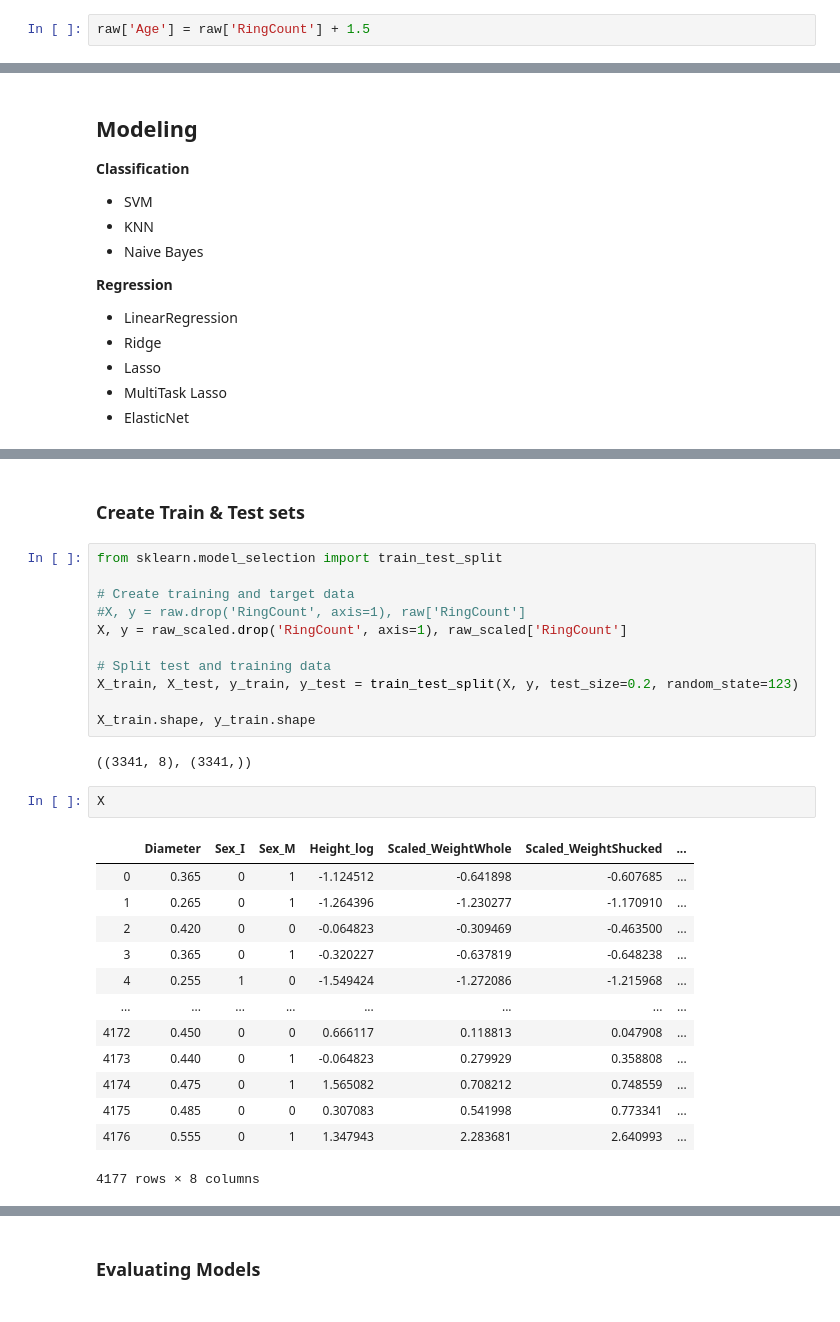
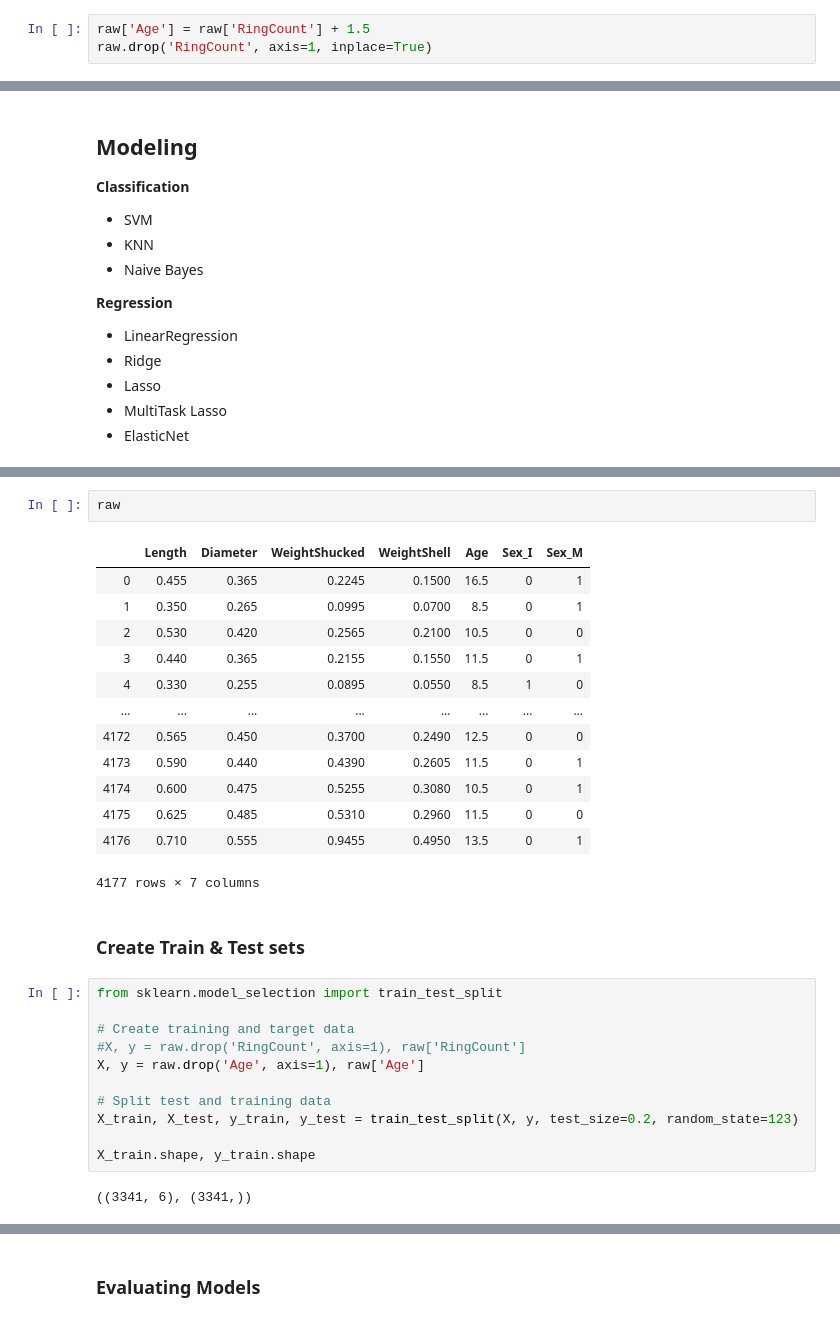
Before and after one commit to chrisammon3000/uci-abalone, a Jupyter notebook: notebooks/190924-gcl-initial-exploration.ipynb, the cells around one changed output, grey strips where cells are left out. Drawn from its saved outputs; the diff is of its cells as text.

```diff
--- a/notebooks/190924-gcl-initial-exploration.ipynb
+++ b/notebooks/190924-gcl-initial-exploration.ipynb
@@ -208,6 +208,7 @@ raw
 ### Feature Engineering: RingCount
 # %%
 raw['Age'] = raw['RingCount'] + 1.5
+raw.drop('RingCount', axis=1, inplace=True)
 # %% [markdown]
 ### Feature Engineering: Sex
 
@@ -248,3 +235,19 @@ raw = pd.concat([raw, sex_dummies], axis=1)
+# %%
+raw
+# %% [output]
+|  | Length | Diameter | WeightShucked | WeightShell | Age | Sex_I | Sex_M |
+| 0 | 0.455 | 0.365 | 0.2245 | 0.1500 | 16.5 | 0 | 1 |
+| 1 | 0.350 | 0.265 | 0.0995 | 0.0700 | 8.5 | 0 | 1 |
+| 2 | 0.530 | 0.420 | 0.2565 | 0.2100 | 10.5 | 0 | 0 |
+| 3 | 0.440 | 0.365 | 0.2155 | 0.1550 | 11.5 | 0 | 1 |
+| 4 | 0.330 | 0.255 | 0.0895 | 0.0550 | 8.5 | 1 | 0 |
+| ... | ... | ... | ... | ... | ... | ... | ... |
+| 4172 | 0.565 | 0.450 | 0.3700 | 0.2490 | 12.5 | 0 | 0 |
+| 4173 | 0.590 | 0.440 | 0.4390 | 0.2605 | 11.5 | 0 | 1 |
+| 4174 | 0.600 | 0.475 | 0.5255 | 0.3080 | 10.5 | 0 | 1 |
+| 4175 | 0.625 | 0.485 | 0.5310 | 0.2960 | 11.5 | 0 | 0 |
+| 4176 | 0.710 | 0.555 | 0.9455 | 0.4950 | 13.5 | 0 | 1 |
+4177 rows × 7 columns
 # %% [markdown]
 ### Create Train & Test sets
 # %%
@@ -252,27 +255,11 @@ from sklearn.model_selection import train_test_split
 
 # Create training and target data
 #X, y = raw.drop('RingCount', axis=1), raw['RingCount']
-X, y = raw_scaled.drop('RingCount', axis=1), raw_scaled['RingCount']
+X, y = raw.drop('Age', axis=1), raw['Age']
 
 # Split test and training data
 X_train, X_test, y_train, y_test = train_test_split(X, y, test_size=0.2, random_state=123)
 
 X_train.shape, y_train.shape
 # %% [output]
-((3341, 8), (3341,))
+((3341, 6), (3341,))
-# %%
-X
-# %% [output]
-|  | Diameter | Sex_I | Sex_M | Height_log | Scaled_WeightWhole | Scaled_WeightShucked | ... |
-| 0 | 0.365 | 0 | 1 | -1.124512 | -0.641898 | -0.607685 | ... |
-| 1 | 0.265 | 0 | 1 | -1.264396 | -1.230277 | -1.170910 | ... |
-| 2 | 0.420 | 0 | 0 | -0.064823 | -0.309469 | -0.463500 | ... |
-| 3 | 0.365 | 0 | 1 | -0.320227 | -0.637819 | -0.648238 | ... |
-| 4 | 0.255 | 1 | 0 | -1.549424 | -1.272086 | -1.215968 | ... |
-| ... | ... | ... | ... | ... | ... | ... | ... |
-| 4172 | 0.450 | 0 | 0 | 0.666117 | 0.118813 | 0.047908 | ... |
-| 4173 | 0.440 | 0 | 1 | -0.064823 | 0.279929 | 0.358808 | ... |
-| 4174 | 0.475 | 0 | 1 | 1.565082 | 0.708212 | 0.748559 | ... |
-| 4175 | 0.485 | 0 | 0 | 0.307083 | 0.541998 | 0.773341 | ... |
-| 4176 | 0.555 | 0 | 1 | 1.347943 | 2.283681 | 2.640993 | ... |
-4177 rows × 8 columns
```
Also changed, not shown: parts of 8 cells of this notebook.
